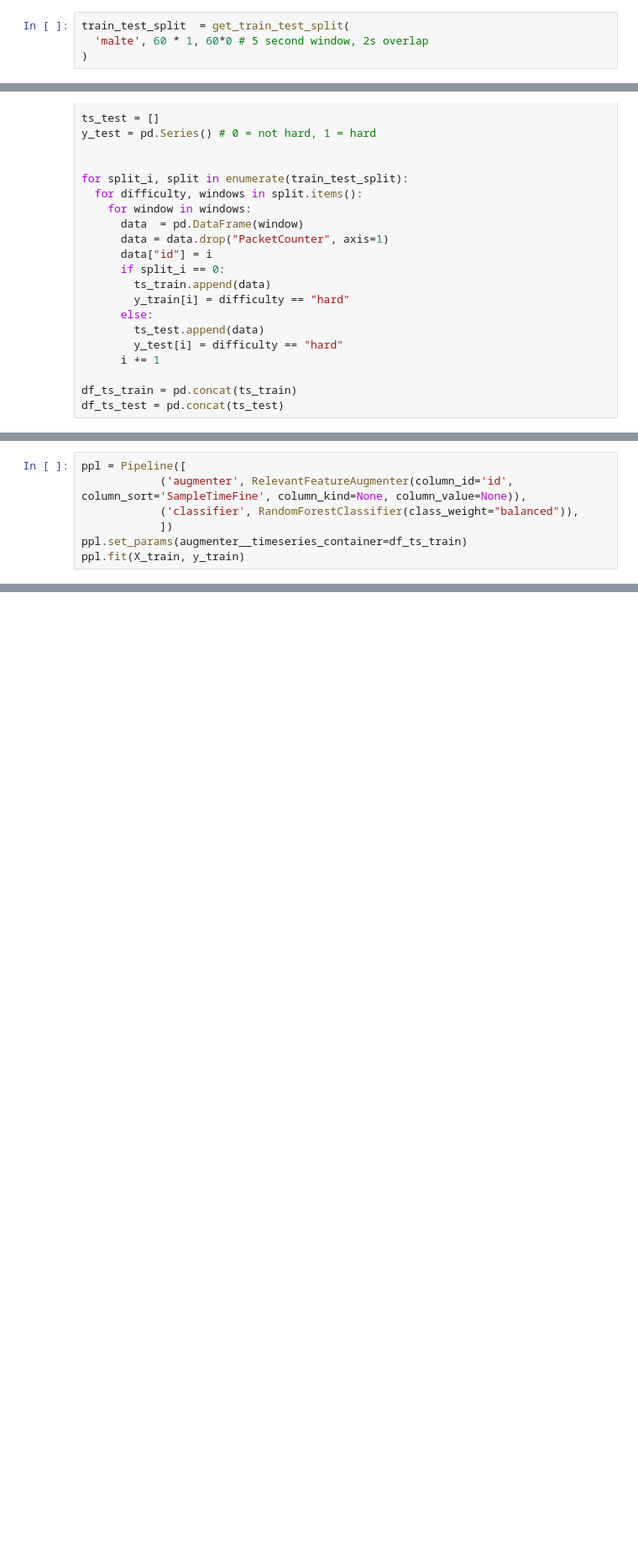
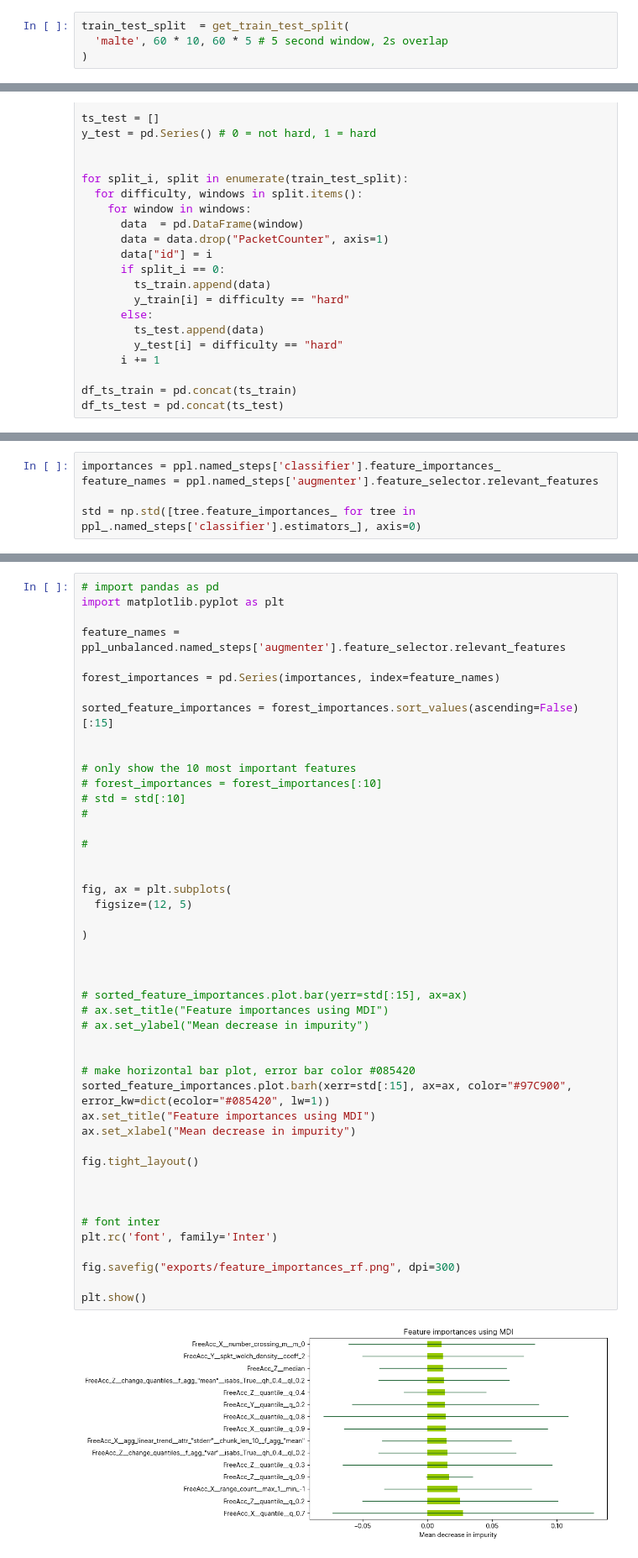
Before and after one commit to malte-j/climbing-grade-classifier, a Jupyter notebook: random-forest.ipynb, the cells around one changed output, grey strips where cells are left out. Shown at 84% size. Drawn from its saved outputs; the diff is of its cells as text; blank space fills up the shorter version.

```diff
--- a/random-forest.ipynb
+++ b/random-forest.ipynb
@@ -12,6 +14,6 @@ from sklearn.metrics import classification_report
 # %%
 train_test_split  = get_train_test_split(
-  'malte', 60 * 1, 60*0 # 5 second window, 2s overlap
+  'malte', 60 * 10, 60 * 5 # 5 second window, 2s overlap
 )
 # %%
 
@@ -78,7 +78,0 @@ Pipeline(steps=[('augmenter',
-# %%
-ppl = Pipeline([
-            ('augmenter', RelevantFeatureAugmenter(column_id='id', column_sort='SampleTimeFine', column_kind=None, column_value=None)),
-            ('classifier', RandomForestClassifier(class_weight="balanced")),
-            ])
-ppl.set_params(augmenter__timeseries_container=df_ts_train)
-ppl.fit(X_train, y_train)
@@ -113,0 +117,5 @@ y_pred_unbalanced = ppl_unbalanced.predict(X_test_unbalanced)
+# %%
+importances = ppl.named_steps['classifier'].feature_importances_
+feature_names = ppl.named_steps['augmenter'].feature_selector.relevant_features
+
+std = np.std([tree.feature_importances_ for tree in ppl_.named_steps['classifier'].estimators_], axis=0)
@@ -113,0 +161,48 @@ y_pred_unbalanced = ppl_unbalanced.predict(X_test_unbalanced)
+# %%
+# import pandas as pd
+import matplotlib.pyplot as plt
+
+feature_names = ppl_unbalanced.named_steps['augmenter'].feature_selector.relevant_features
+
+forest_importances = pd.Series(importances, index=feature_names)
+
+sorted_feature_importances = forest_importances.sort_values(ascending=False)[:15]
+
+
+# only show the 10 most important features
+# forest_importances = forest_importances[:10]
+# std = std[:10]
+#
+
+#
+
+
+fig, ax = plt.subplots(
+  figsize=(12, 5)
+
+)
+
+
+
+# sorted_feature_importances.plot.bar(yerr=std[:15], ax=ax)
+# ax.set_title("Feature importances using MDI")
+# ax.set_ylabel("Mean decrease in impurity")
+
+
+# make horizontal bar plot, error bar color #085420
+sorted_feature_importances.plot.barh(xerr=std[:15], ax=ax, color="#97C900", error_kw=dict(ecolor="#085420", lw=1))
+ax.set_title("Feature importances using MDI")
+ax.set_xlabel("Mean decrease in impurity")
+
+fig.tight_layout()
+
+
+
+# font inter
+plt.rc('font', family='Inter')
+
+fig.savefig("exports/feature_importances_rf.png", dpi=300)
+
+plt.show()
+# %% [output]
+[figure, added]
```
Also changed, not shown: parts of 18 cells of this notebook, 13 other files.
